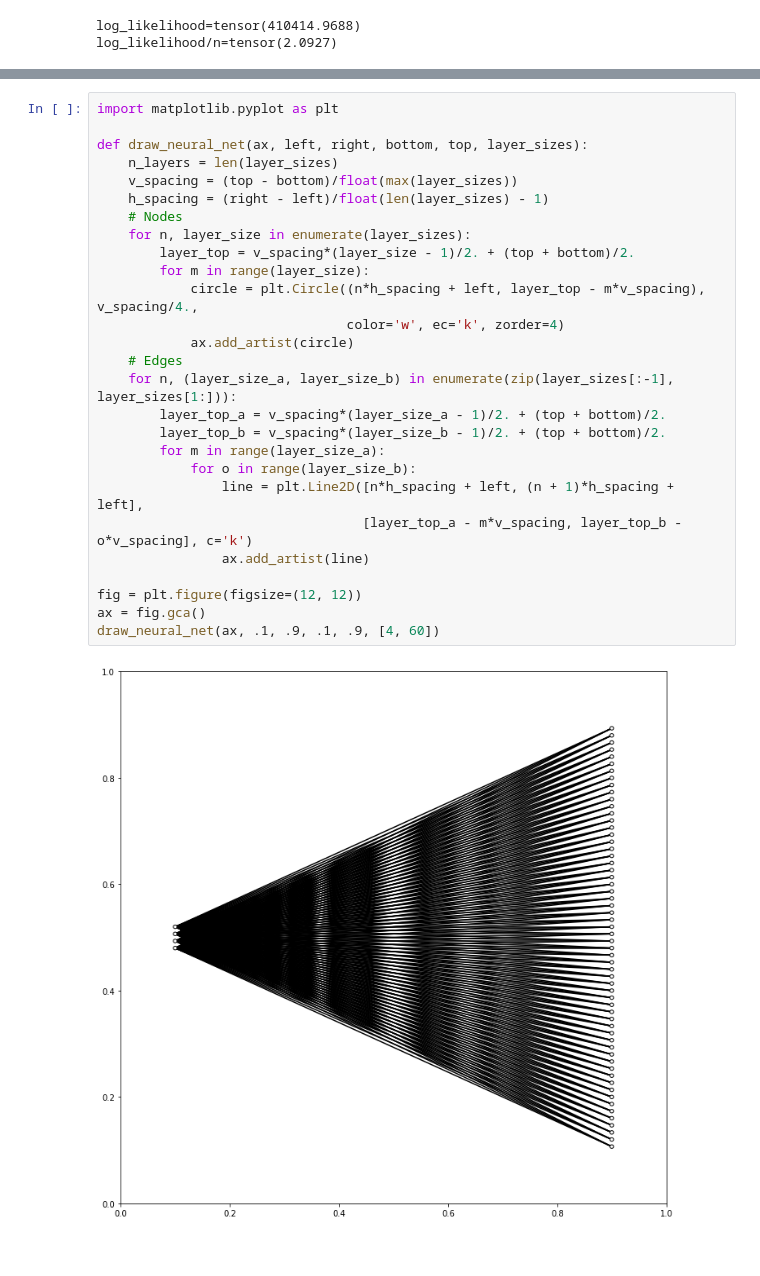
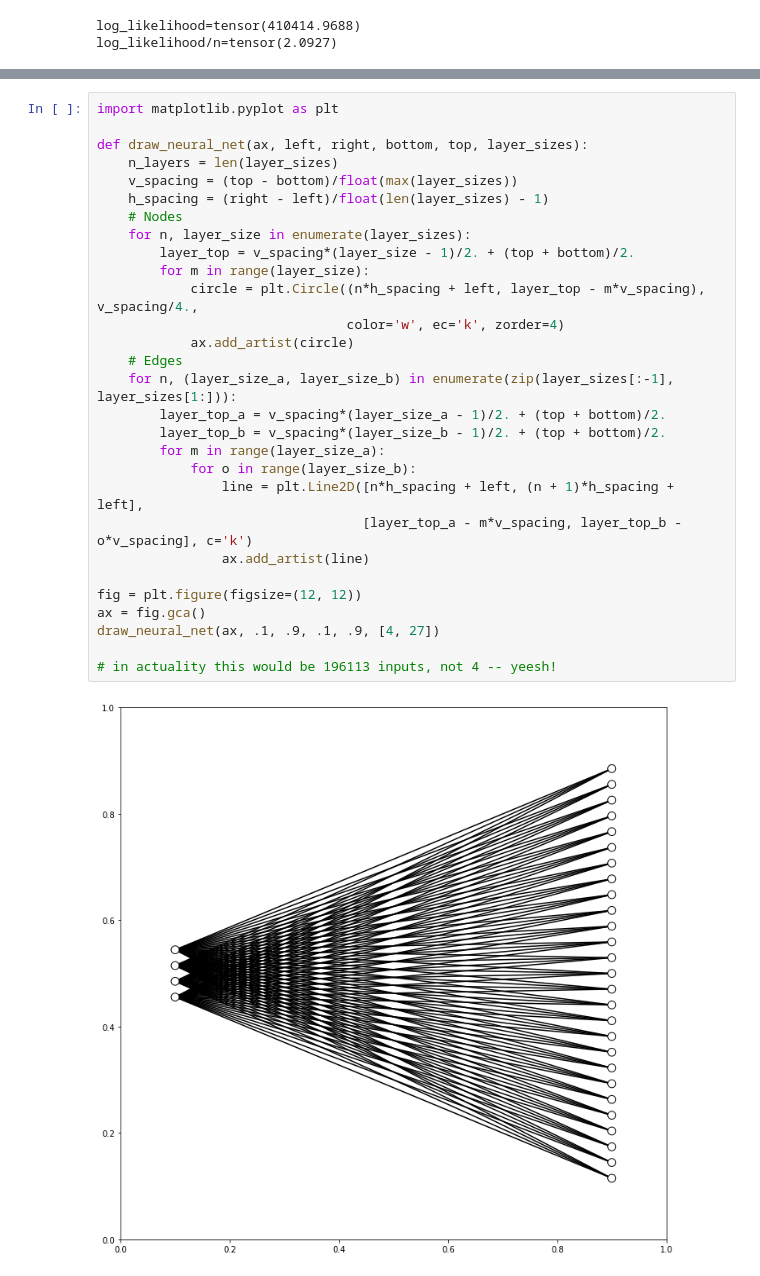
Before and after one commit to anwang427/zero-to-hero-code-implementations, a Jupyter notebook: lecture 2/exercise_one.ipynb, the cells around one changed output, grey strips where cells are left out. Saved outputs shown, nothing was run; the diff lists cells and outputs as text.

```diff
--- a/lecture 2/exercise_one.ipynb
+++ b/lecture 2/exercise_one.ipynb
@@ -399,29 +453,31 @@ tensor([[2.4499e-03, 3.2575e-03, 4.8091e-04, 5.6268e-03, 3.6004e-03, 7.7415e-03,
 # %%
 import matplotlib.pyplot as plt
 
 def draw_neural_net(ax, left, right, bottom, top, layer_sizes):
     n_layers = len(layer_sizes)
     v_spacing = (top - bottom)/float(max(layer_sizes))
     h_spacing = (right - left)/float(len(layer_sizes) - 1)
     # Nodes
     for n, layer_size in enumerate(layer_sizes):
         layer_top = v_spacing*(layer_size - 1)/2. + (top + bottom)/2.
         for m in range(layer_size):
             circle = plt.Circle((n*h_spacing + left, layer_top - m*v_spacing), v_spacing/4.,
                                 color='w', ec='k', zorder=4)
             ax.add_artist(circle)
     # Edges
     for n, (layer_size_a, layer_size_b) in enumerate(zip(layer_sizes[:-1], layer_sizes[1:])):
         layer_top_a = v_spacing*(layer_size_a - 1)/2. + (top + bottom)/2.
         layer_top_b = v_spacing*(layer_size_b - 1)/2. + (top + bottom)/2.
         for m in range(layer_size_a):
             for o in range(layer_size_b):
                 line = plt.Line2D([n*h_spacing + left, (n + 1)*h_spacing + left],
                                   [layer_top_a - m*v_spacing, layer_top_b - o*v_spacing], c='k')
                 ax.add_artist(line)
 
 fig = plt.figure(figsize=(12, 12))
 ax = fig.gca()
-draw_neural_net(ax, .1, .9, .1, .9, [4, 60])
+draw_neural_net(ax, .1, .9, .1, .9, [4, 27])
+
+# in actuality this would be 196113 inputs, not 4 -- yeesh!
 # %% [output]
-[figure, old version]
+[figure, new version]
```
Also changed, not shown: parts of 11 cells of this notebook.
